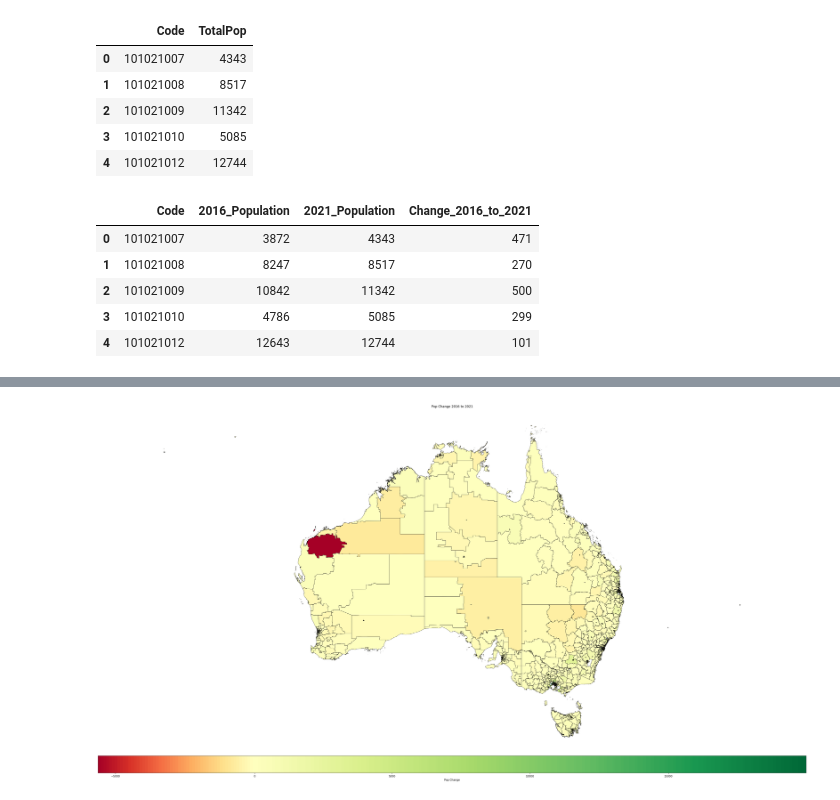
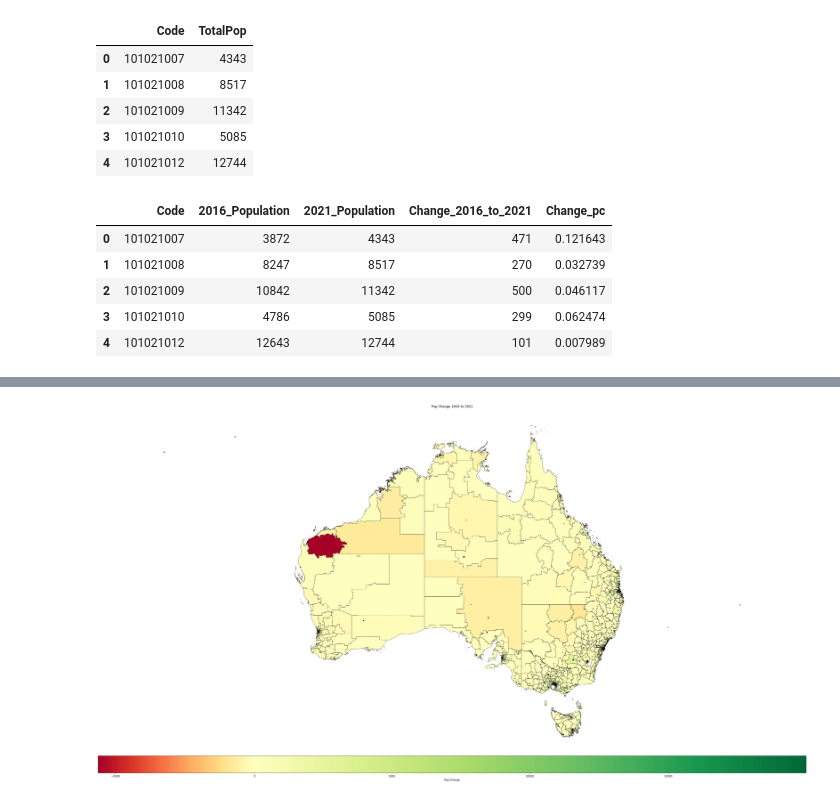
Before and after one commit to blkemp/CensusMapCharts, a Jupyter notebook: Census Choropleth.ipynb, the cells around one changed output, grey strips where cells are left out. Drawn from its saved outputs; the diff is of its cells as text; code cells hidden in the pictures.

```diff
--- a/Census Choropleth.ipynb
+++ b/Census Choropleth.ipynb
@@ -54,13 +54,17 @@ df_2021.head()
 # %%
 # merge the dataframes and create a "Population change" feature
 df_pops = df_2016.merge(df_2021,left_on='Code', right_on='Code')
 df_pops.columns=['Code','2016_Population','2021_Population']
 df_pops['Change_2016_to_2021'] = (df_pops['2021_Population']-df_pops['2016_Population'])
+
+# create change % feature
+df_pops['Change_pc'] = ((df_pops['2021_Population']/df_pops['2016_Population'])-1)
+
 df_pops.head()
 # %% [output]
-|  | Code | 2016_Population | 2021_Population | Change_2016_to_2021 |
-| 0 | 101021007 | 3872 | 4343 | 471 |
-| 1 | 101021008 | 8247 | 8517 | 270 |
-| 2 | 101021009 | 10842 | 11342 | 500 |
-| 3 | 101021010 | 4786 | 5085 | 299 |
-| 4 | 101021012 | 12643 | 12744 | 101 |
+|  | Code | 2016_Population | 2021_Population | Change_2016_to_2021 | Change_pc |
+| 0 | 101021007 | 3872 | 4343 | 471 | 0.121643 |
+| 1 | 101021008 | 8247 | 8517 | 270 | 0.032739 |
+| 2 | 101021009 | 10842 | 11342 | 500 | 0.046117 |
+| 3 | 101021010 | 4786 | 5085 | 299 | 0.062474 |
+| 4 | 101021012 | 12643 | 12744 | 101 | 0.007989 |
```
Also changed, not shown: parts of 7 cells of this notebook.
